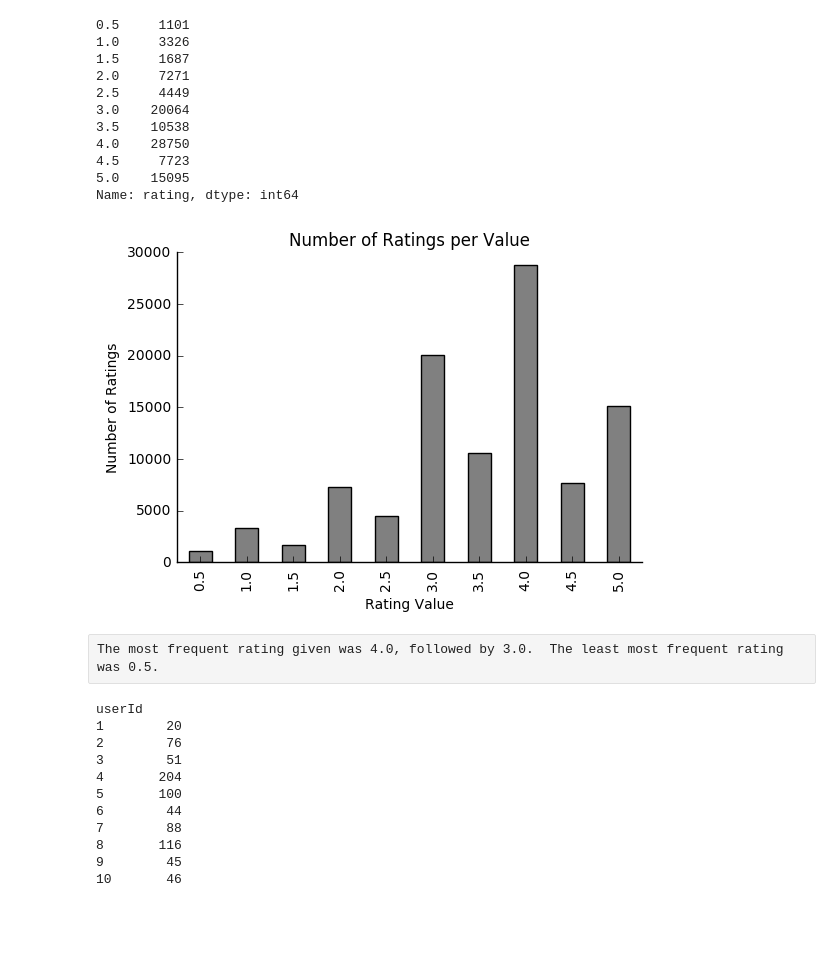
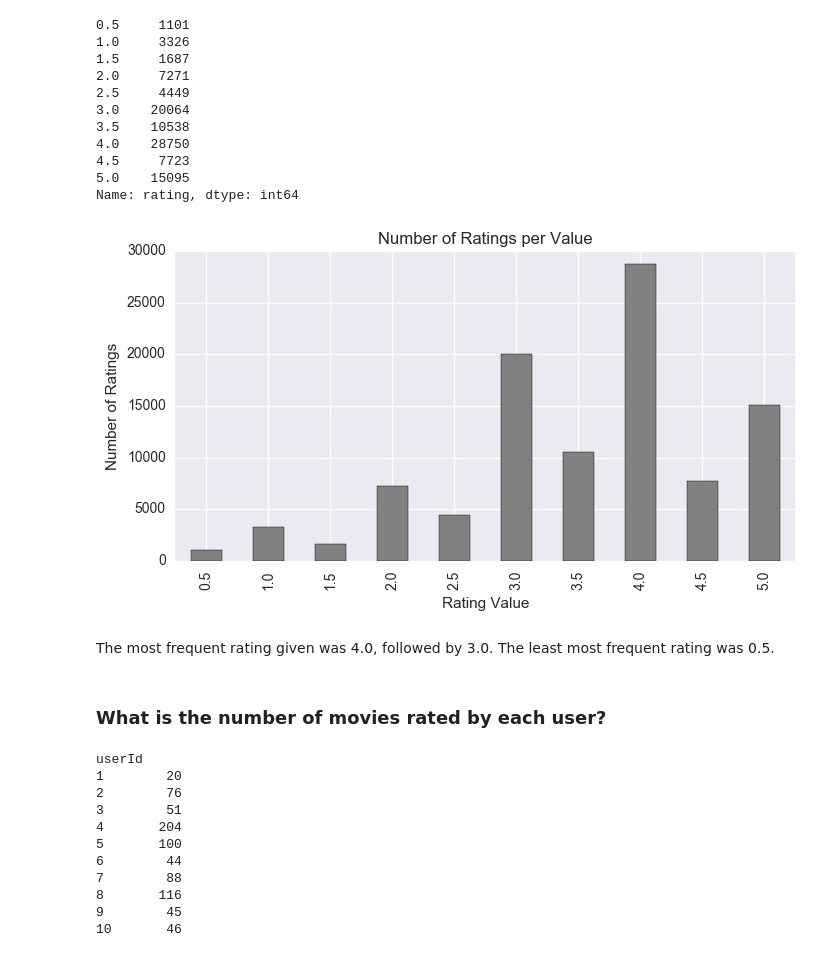
Before and after one commit to sgiorgetta/RecommenderSystem, a Jupyter notebook: MovieLensDataExploration.ipynb, the cells around one changed output. Cells and saved outputs as stored; diff of their text form; code cells hidden in the pictures; blank space fills up the shorter version.

Commit message:
Add files via upload
The MovieLensDataExploration file and the MergeFilesTest files have been cleaned up, organized, and markdown text added for additional clarity and explaination.

```diff
--- a/MovieLensDataExploration.ipynb
+++ b/MovieLensDataExploration.ipynb
@@ -6,0 +1,13 @@ from matplotlib import colors
+# %%
+%matplotlib inline
+
+#import packages
+import matplotlib.pyplot as plt
+import numpy as np
+import pandas as pd
+import seaborn as sns
+
+from matplotlib import colors
+
+sns.set_palette("deep", desat=.6)
+sns.set_context(rc={"figure.figsize": (8,4)})
@@ -115,24 +147,27 @@ df.rating.value_counts().sort_index()
 Name: rating, dtype: int64
 # %%
 # store it in numratings and then plot
-numratings = df.rating.value_counts().sort_index()
+num_ratings = df.rating.value_counts().sort_index()
 # %%
 #  create a bar graph of the result
 plt.figure()
 ax = plt.subplot(111)
 ax.spines["top"].set_visible(False)
 ax.spines["right"].set_visible(False)
 ax.get_xaxis().tick_bottom()
 ax.get_yaxis().tick_left()
 plt.xlabel('Rating Value')
 plt.ylabel('Number of Ratings')
-numratings.plot(kind='bar', color='grey')
+num_ratings.plot(kind='bar', color='grey')
 plt.title('Number of Ratings per Value')
+plt.savefig('num_ratings_per_value.png')
 plt.show()
 # %% [output]
-[figure, old version]
+[figure, new version]
-# %% [raw]
-The most frequent rating given was 4.0, followed by 3.0.  The least most frequent rating was 0.5.
+# %% [markdown]
+The most frequent rating given was 4.0, followed by 3.0.  The least most frequent rating was 0.5.
+# %% [markdown]
+### What is the number of movies rated by each user?
 # %%
 # find the number of  movies rated by each user
 df.groupby('userId').size()
```
Also changed, not shown: parts of 96 cells of this notebook, 1 other file.
